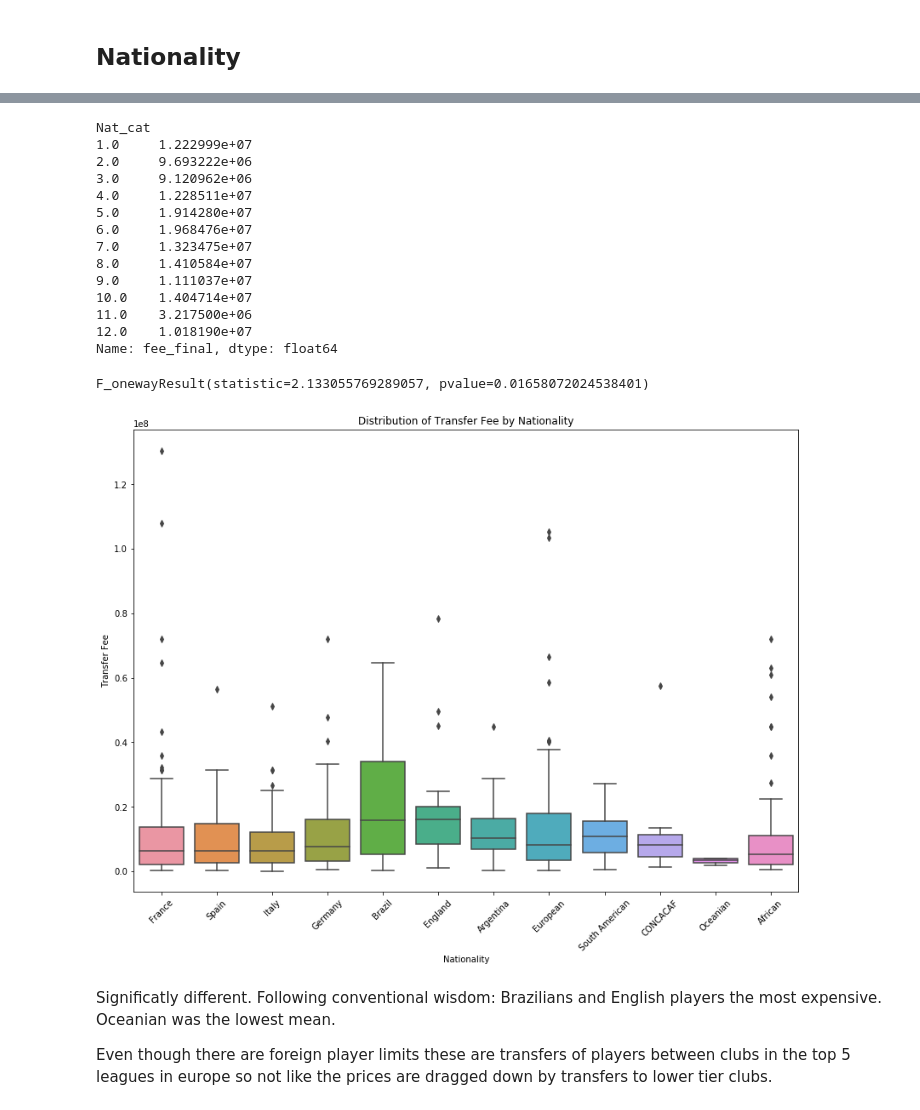
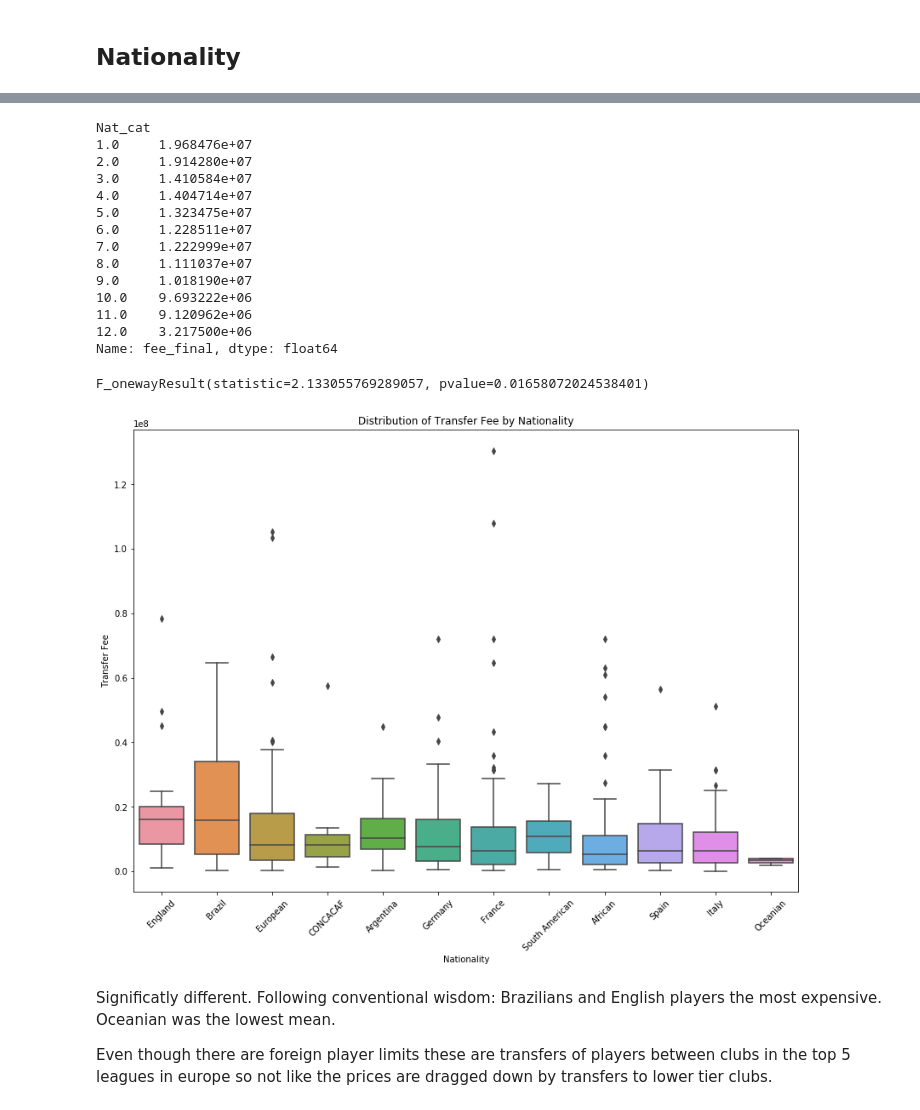
Before and after one commit to etr359/capstone, a Jupyter notebook: EDA and feature engineering.ipynb, the cells around one changed output, grey strips where cells are left out. Cells and saved outputs as stored; diff of their text form; code cells hidden in the pictures.

```diff
--- a/EDA and feature engineering.ipynb
+++ b/EDA and feature engineering.ipynb
@@ -352,15 +352,15 @@ df['Concacaf'] = df['nationality'].map(lambda x: 1 if x in Concacaf else 0)
 df['oceanian'] = df['nationality'].map(lambda x: 1 if x in oceanian else 0)
 df['CAF'] = df['nationality'].map(lambda x: 1 if x in CAF else 0)
 # %%
-df.loc[df['nationality']=='France', 'Nat_cat'] = 1
-df.loc[df['nationality']=='Spain', 'Nat_cat'] = 2
-df.loc[df['nationality']=='Italy', 'Nat_cat'] = 3
-df.loc[df['nationality']=='Germany', 'Nat_cat'] = 4
-df.loc[df['nationality']=='Brazil', 'Nat_cat'] = 5
-df.loc[df['nationality']=='England', 'Nat_cat'] = 6
-df.loc[df['nationality']=='Argentina', 'Nat_cat'] = 7
-df.loc[df['other_euro']==1, 'Nat_cat'] = 8
-df.loc[df['other_SA']==1, 'Nat_cat'] = 9
-df.loc[df['Concacaf']==1, 'Nat_cat'] = 10
-df.loc[df['oceanian']==1, 'Nat_cat'] = 11
-df.loc[df['CAF']==1, 'Nat_cat'] = 12
+df.loc[df['nationality']=='France', 'Nat_cat'] = 7
+df.loc[df['nationality']=='Spain', 'Nat_cat'] = 10
+df.loc[df['nationality']=='Italy', 'Nat_cat'] = 11
+df.loc[df['nationality']=='Germany', 'Nat_cat'] = 6
+df.loc[df['nationality']=='Brazil', 'Nat_cat'] = 2
+df.loc[df['nationality']=='England', 'Nat_cat'] = 1
+df.loc[df['nationality']=='Argentina', 'Nat_cat'] = 5
+df.loc[df['other_euro']==1, 'Nat_cat'] = 3
+df.loc[df['other_SA']==1, 'Nat_cat'] = 8
+df.loc[df['Concacaf']==1, 'Nat_cat'] = 4
+df.loc[df['oceanian']==1, 'Nat_cat'] = 12
+df.loc[df['CAF']==1, 'Nat_cat'] = 9
@@ -381,18 +381,18 @@ caf = df.loc[df['Nat_cat']==12, 'fee_final']
 df.groupby(['Nat_cat'])['fee_final'].mean()
 # %% [output]
 Nat_cat
-1.0     1.222999e+07
-2.0     9.693222e+06
-3.0     9.120962e+06
-4.0     1.228511e+07
-5.0     1.914280e+07
-6.0     1.968476e+07
-7.0     1.323475e+07
-8.0     1.410584e+07
-9.0     1.111037e+07
-10.0    1.404714e+07
-11.0    3.217500e+06
-12.0    1.018190e+07
+1.0     1.968476e+07
+2.0     1.914280e+07
+3.0     1.410584e+07
+4.0     1.404714e+07
+5.0     1.323475e+07
+6.0     1.228511e+07
+7.0     1.222999e+07
+8.0     1.111037e+07
+9.0     1.018190e+07
+10.0    9.693222e+06
+11.0    9.120962e+06
+12.0    3.217500e+06
 Name: fee_final, dtype: float64
 # %%
 sp.f_oneway(France, Spain, Italy, Germany, Brazil, England, Argentina, other_euro, other_sa, concacaf, oceanian, caf)
@@ -401,16 +401,16 @@ F_onewayResult(statistic=2.133055769289057, pvalue=0.01658072024538401)
 # %%
 fig, ax = plt.subplots(1,1, figsize = (14,10))
 
 ax = sns.boxplot(data=df, x='Nat_cat', y='fee_final')
-ax.set_xticklabels(['France','Spain','Italy', 'Germany', 'Brazil','England','Argentina',
-              'European', 'South American','CONCACAF', 'Oceanian', 'African'],
+ax.set_xticklabels(['England','Brazil','European','CONCACAF','Argentina','Germany', 'France','South American',
+                    'African','Spain','Italy','Oceanian'],
                   rotation=45)
 ax.set_xlabel('Nationality')
 ax.set_ylabel('Transfer Fee')
 ax.set_title('Distribution of Transfer Fee by Nationality')
 plt.savefig('images/dist_trans_fee_by_nationality.png')
 # %% [output]
-[figure, old version]
+[figure, new version]
 # %% [markdown]
 Significatly different.
 Following conventional wisdom: Brazilians and English players the most expensive. Oceanian was the lowest mean.
```
Also changed, not shown: parts of 5 cells of this notebook, 6 other files.
